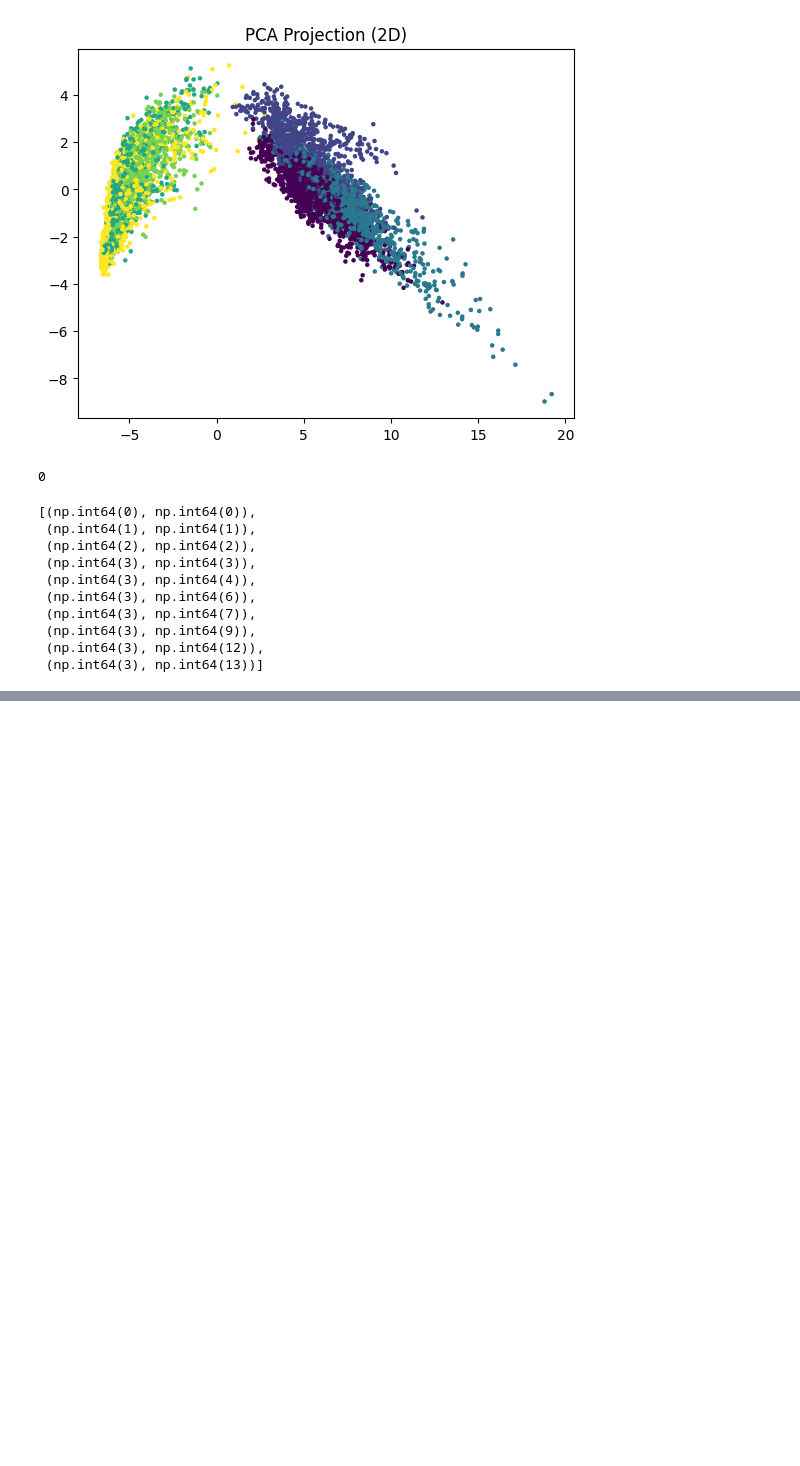
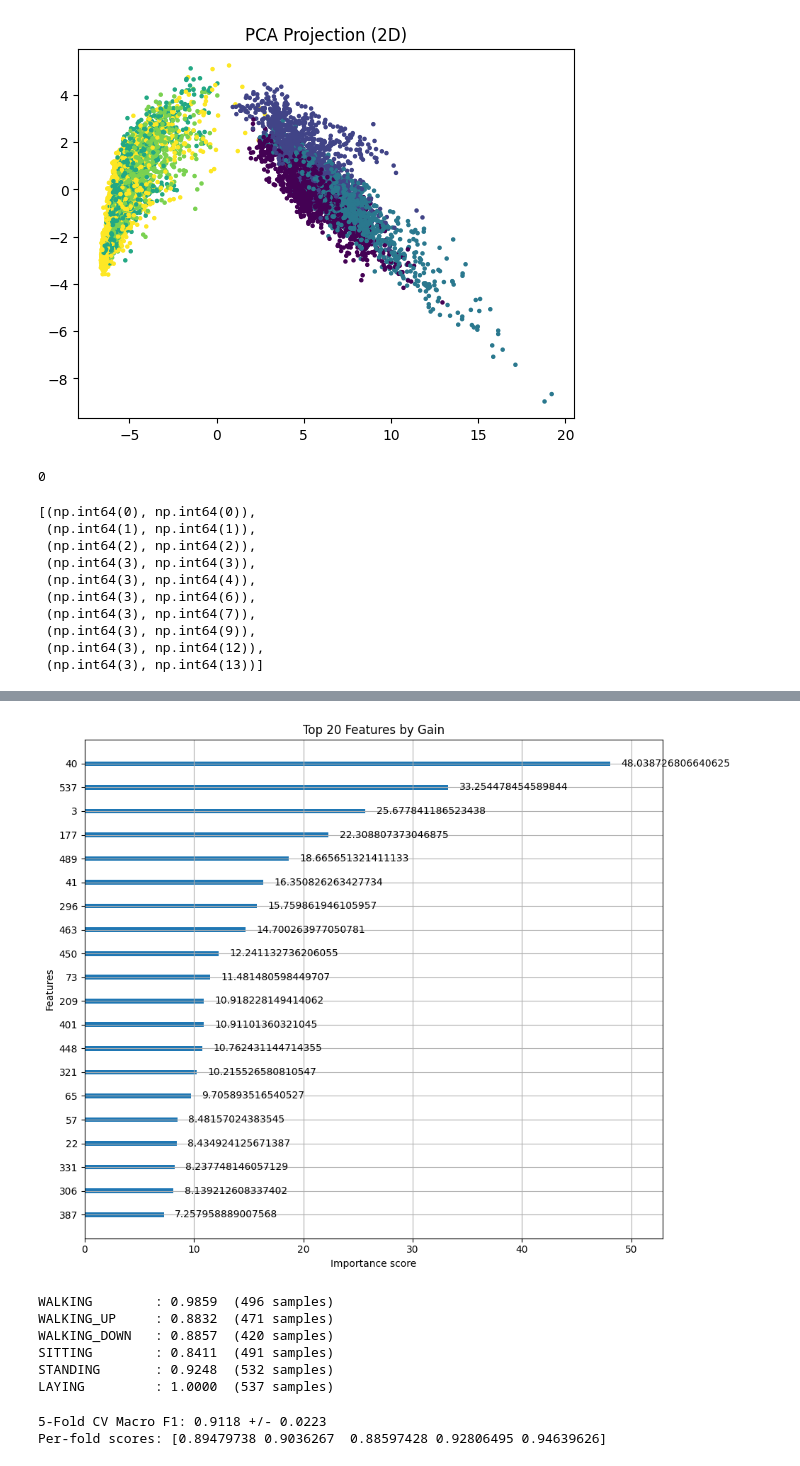
Before and after one commit to Akshatb2006/ActiTrace, a Jupyter notebook: DataSet_Explore.ipynb, the cells around one changed output, grey strips where cells are left out. Saved outputs shown, nothing was run; the diff lists cells and outputs as text; code cells hidden in the pictures; blank space fills up the shorter version.

```diff
--- a/DataSet_Explore.ipynb
+++ b/DataSet_Explore.ipynb
@@ -173,0 +287,31 @@ list(zip(high_corr_pairs[0], high_corr_pairs[1]))[:10]
+# %%
+from sklearn.model_selection import train_test_split
+
+X_tr, X_val, y_tr, y_val = train_test_split(
+    X_train_selected, y_train,
+    test_size=0.2,
+    stratify=y_train,
+    random_state=42
+)
+
+xgb_model = xgb.XGBClassifier(
+    n_estimators=300,
+    max_depth=6,
+    learning_rate=0.05,
+    subsample=0.8,
+    colsample_bytree=0.8,
+    objective="multi:softprob",
+    num_class=6,
+    eval_metric="mlogloss",
+    early_stopping_rounds=20,
+    random_state=42,
+    n_jobs=-1
+)
+
+xgb_model.fit(
+    X_tr, y_tr,
+    eval_set=[(X_val, y_val)],
+    verbose=50
+)
+
+print(f"\nBest iteration: {xgb_model.best_iteration}")
@@ -173,0 +395,43 @@ list(zip(high_corr_pairs[0], high_corr_pairs[1]))[:10]
+# %%
+from xgboost import plot_importance
+
+fig, ax = plt.subplots(figsize=(10, 8))
+plot_importance(xgb_model, max_num_features=20, ax=ax, importance_type="gain")
+plt.title("Top 20 Features by Gain")
+plt.tight_layout()
+plt.show()
+# %% [output]
+[figure, added]
+# %%
+for i, label in enumerate(activity_labels):
+    mask = y_test == i
+    acc = accuracy_score(y_test[mask], y_test_pred[mask])
+    print(f"{label:15s}: {acc:.4f}  ({mask.sum()} samples)")
+# %% [output]
+WALKING        : 0.9859  (496 samples)
+WALKING_UP     : 0.8832  (471 samples)
+WALKING_DOWN   : 0.8857  (420 samples)
+SITTING        : 0.8411  (491 samples)
+STANDING       : 0.9248  (532 samples)
+LAYING         : 1.0000  (537 samples)
+# %%
+from sklearn.model_selection import cross_val_score
+
+xgb_cv = xgb.XGBClassifier(
+    n_estimators=xgb_model.best_iteration + 1,
+    max_depth=6,
+    learning_rate=0.05,
+    subsample=0.8,
+    colsample_bytree=0.8,
+    objective="multi:softprob",
+    num_class=6,
+    random_state=42,
+    n_jobs=-1
+)
+
+cv_scores = cross_val_score(xgb_cv, X_train_selected, y_train, cv=5, scoring="f1_macro", n_jobs=-1)
+print(f"5-Fold CV Macro F1: {cv_scores.mean():.4f} +/- {cv_scores.std():.4f}")
+print(f"Per-fold scores: {cv_scores}")
+# %% [output]
+5-Fold CV Macro F1: 0.9118 +/- 0.0223
+Per-fold scores: [0.89479738 0.9036267  0.88597428 0.92806495 0.94639626]
```
Also changed, not shown: parts of 13 cells of this notebook.
